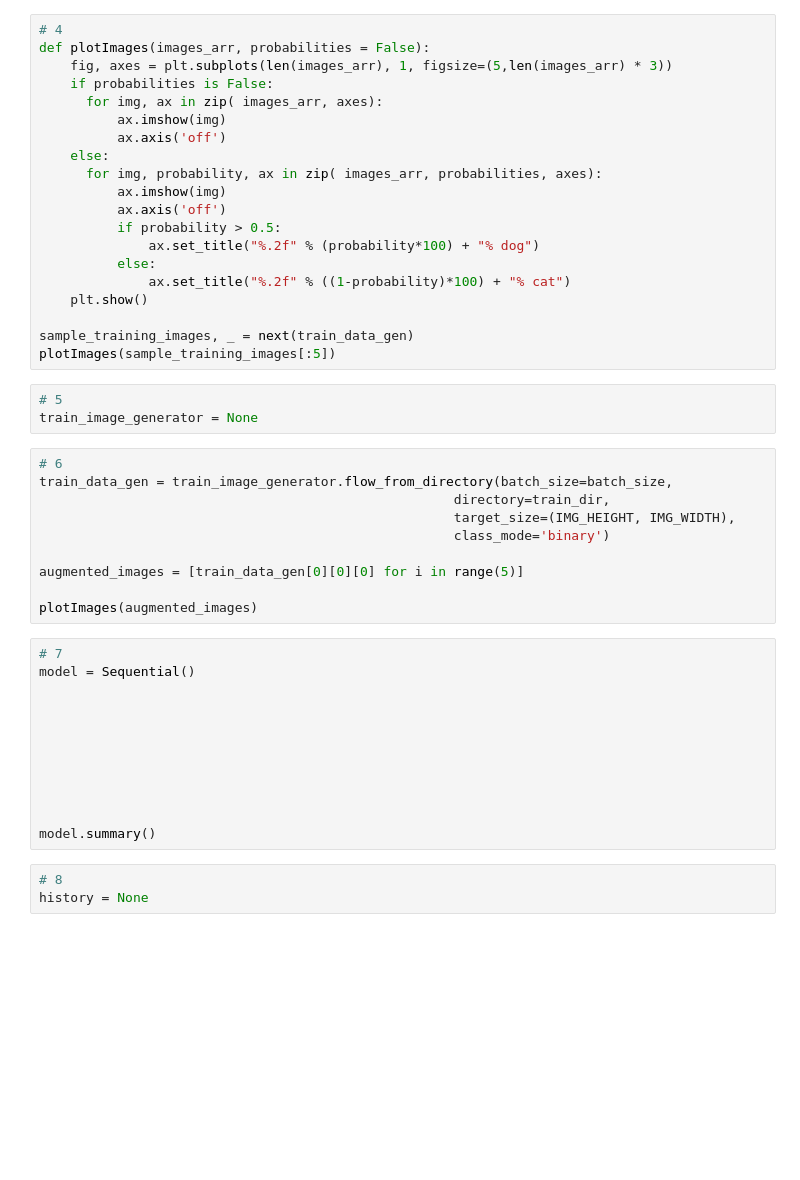
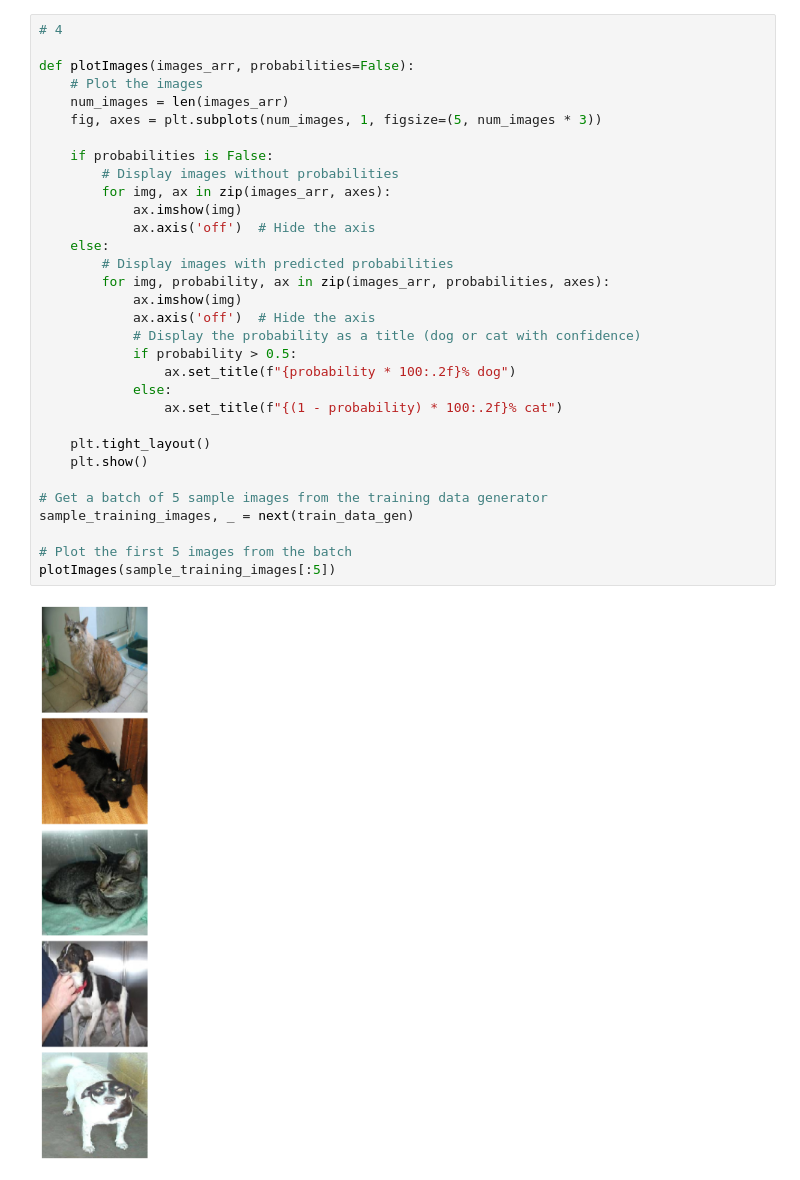
Before and after one commit to Isuru-Weerasinghe/fcc_cat_dog, a Jupyter notebook: fcc_cat_dog.ipynb, the cells around one changed output. Saved outputs shown, nothing was run; the diff lists cells and outputs as text; blank space fills up the shorter version.

```diff
--- a/fcc_cat_dog.ipynb
+++ b/fcc_cat_dog.ipynb
@@ -53,48 +104,34 @@ test_data_gen = None
 # %%
 # 4
-def plotImages(images_arr, probabilities = False):
-    fig, axes = plt.subplots(len(images_arr), 1, figsize=(5,len(images_arr) * 3))
+
+def plotImages(images_arr, probabilities=False):
+    # Plot the images
+    num_images = len(images_arr)
+    fig, axes = plt.subplots(num_images, 1, figsize=(5, num_images * 3))
+
     if probabilities is False:
-      for img, ax in zip( images_arr, axes):
-          ax.imshow(img)
-          ax.axis('off')
+        # Display images without probabilities
+        for img, ax in zip(images_arr, axes):
+            ax.imshow(img)
+            ax.axis('off')  # Hide the axis
     else:
-      for img, probability, ax in zip( images_arr, probabilities, axes):
-          ax.imshow(img)
-          ax.axis('off')
-          if probability > 0.5:
-              ax.set_title("%.2f" % (probability*100) + "% dog")
-          else:
-              ax.set_title("%.2f" % ((1-probability)*100) + "% cat")
+        # Display images with predicted probabilities
+        for img, probability, ax in zip(images_arr, probabilities, axes):
+            ax.imshow(img)
+            ax.axis('off')  # Hide the axis
+            # Display the probability as a title (dog or cat with confidence)
+            if probability > 0.5:
+                ax.set_title(f"{probability * 100:.2f}% dog")
+            else:
+                ax.set_title(f"{(1 - probability) * 100:.2f}% cat")
+
+    plt.tight_layout()
     plt.show()
 
+# Get a batch of 5 sample images from the training data generator
 sample_training_images, _ = next(train_data_gen)
+
+# Plot the first 5 images from the batch
 plotImages(sample_training_images[:5])
+# %% [output]
+[figure, added]
-# %%
-# 5
-train_image_generator = None
-# %%
-# 6
-train_data_gen = train_image_generator.flow_from_directory(batch_size=batch_size,
-                                                     directory=train_dir,
-                                                     target_size=(IMG_HEIGHT, IMG_WIDTH),
-                                                     class_mode='binary')
-
-augmented_images = [train_data_gen[0][0][0] for i in range(5)]
-
-plotImages(augmented_images)
-# %%
-# 7
-model = Sequential()
-
-
-
-
-
-
-
-
-model.summary()
-# %%
-# 8
-history = None
```
Also changed, not shown: parts of 11 cells of this notebook.
